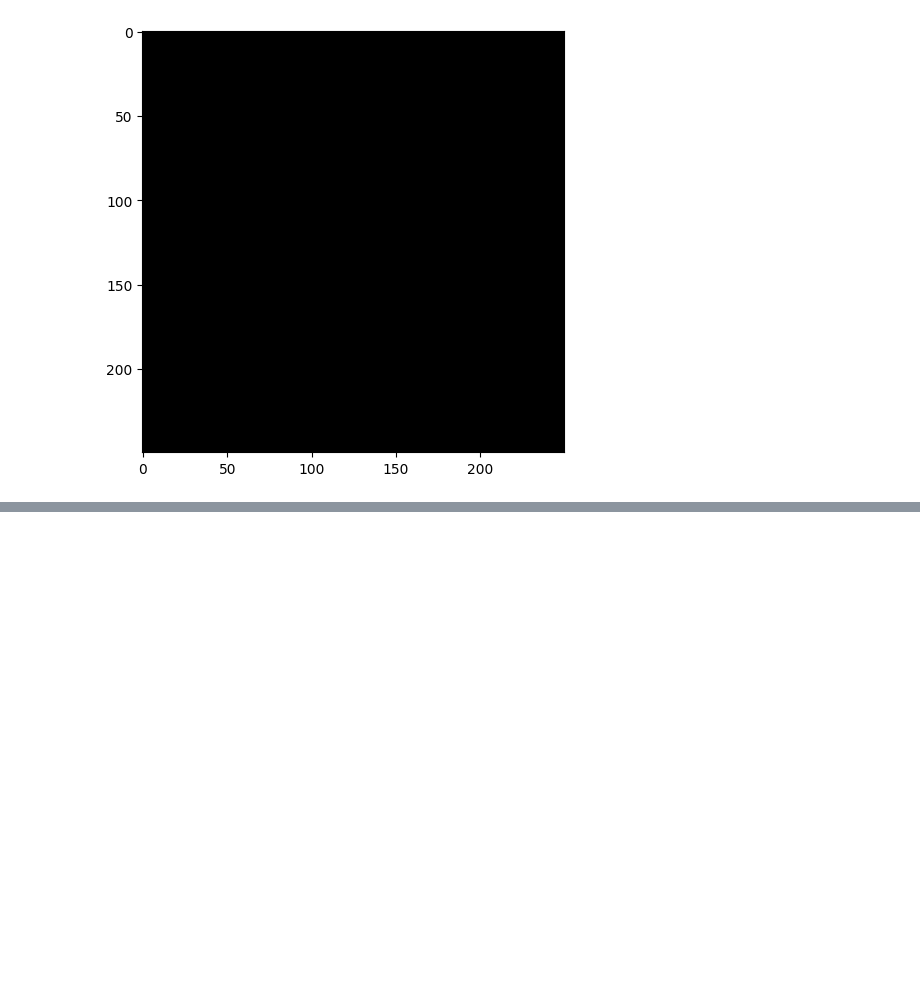
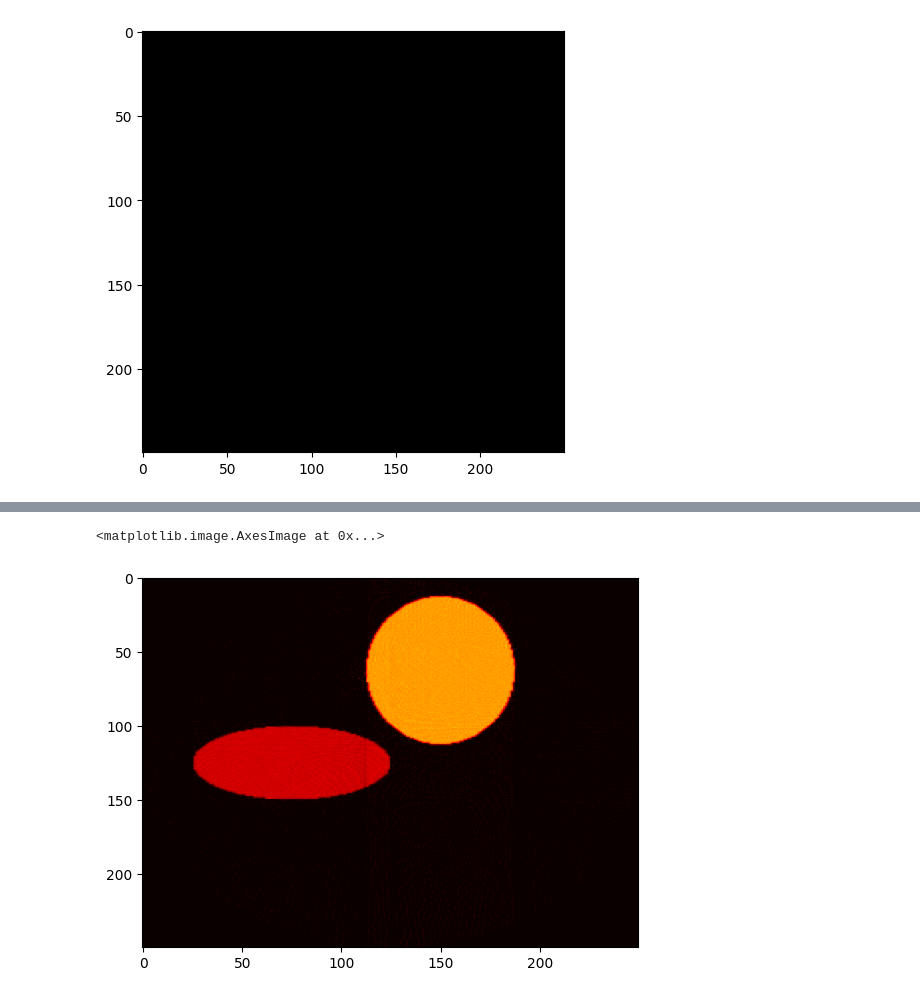
Before and after one commit to prausela/image-processing, a Jupyter notebook: tp8/ex.ipynb, the cells around one changed output, grey strips where cells are left out. Drawn from its saved outputs; the diff is of its cells as text; code cells hidden in the pictures; blank space fills up the shorter version.

```diff
--- a/tp8/ex.ipynb
+++ b/tp8/ex.ipynb
@@ -76,0 +86,17 @@ def plot_sinogram(sinogram: np.ndarray) -> None:
+# %%
+iphantom = iradon(sinogram,
+                  theta,
+                  phantom.shape[0],
+                  interpolation="nearest",
+                  filter_name="ramp")
+# %%
+plt.imshow(
+    iphantom,
+    cmap=plt.cm.get_cmap("hot"),
+    aspect='auto',
+    vmin=0,
+    vmax=1
+)
+# %% [output]
+<matplotlib.image.AxesImage at 0x...>
+[figure, added]
```
Also changed, not shown: parts of 7 cells of this notebook.
